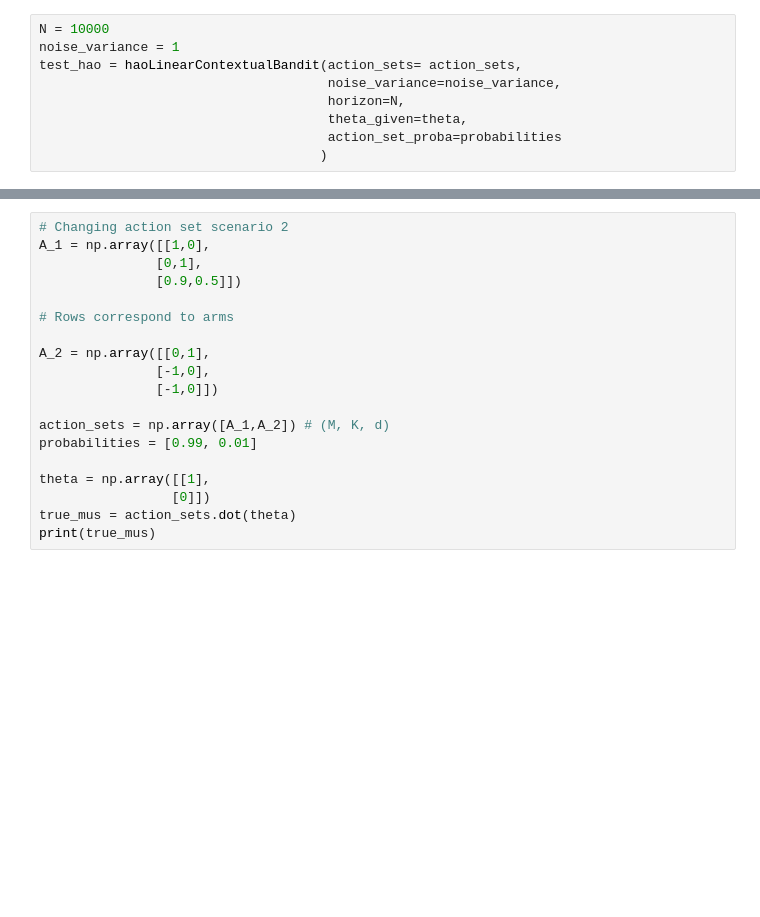
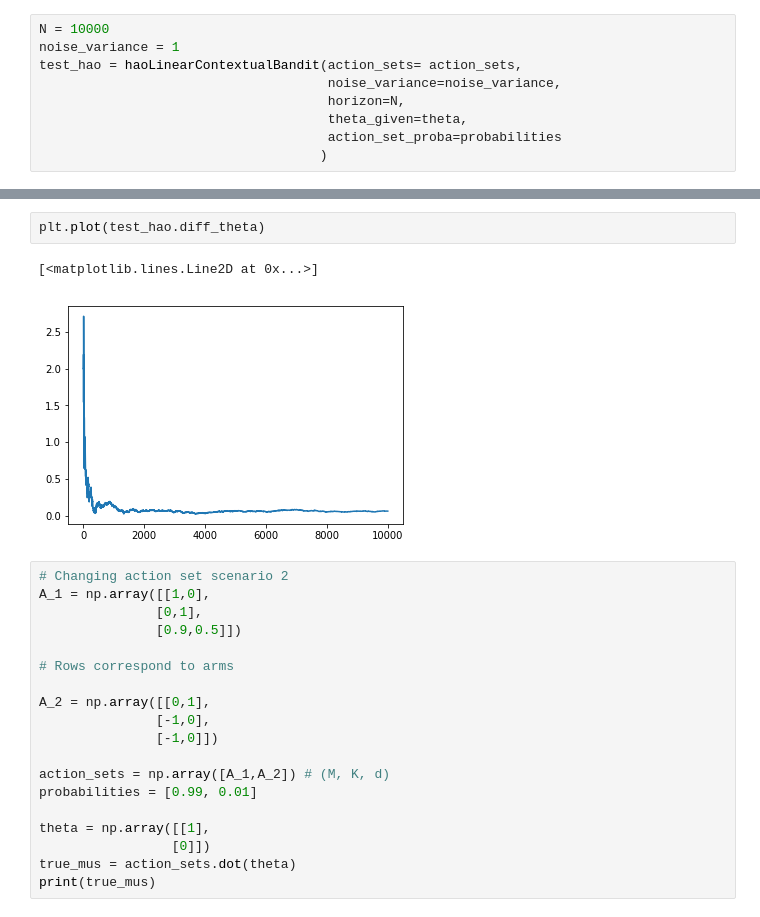
Before and after one commit to ctrnh/LinearContextualBandits, a Jupyter notebook: Linear Contextual Bandits-Copy1.ipynb, the cells around one changed output, grey strips where cells are left out. Saved outputs shown, nothing was run; the diff lists cells and outputs as text; blank space fills up the shorter version.

```diff
--- a/Linear Contextual Bandits-Copy1.ipynb
+++ b/Linear Contextual Bandits-Copy1.ipynb
@@ -435,3 +448,8 @@ test_hao.run(NbExps=1)
+# %%
+plt.plot(test_hao.diff_theta)
+# %% [output]
+[<matplotlib.lines.Line2D at 0x...>]
+[figure, added]
 # %%
 # Changing action set scenario 2
 A_1 = np.array([[1,0],
```
Also changed, not shown: parts of 3 cells of this notebook.
